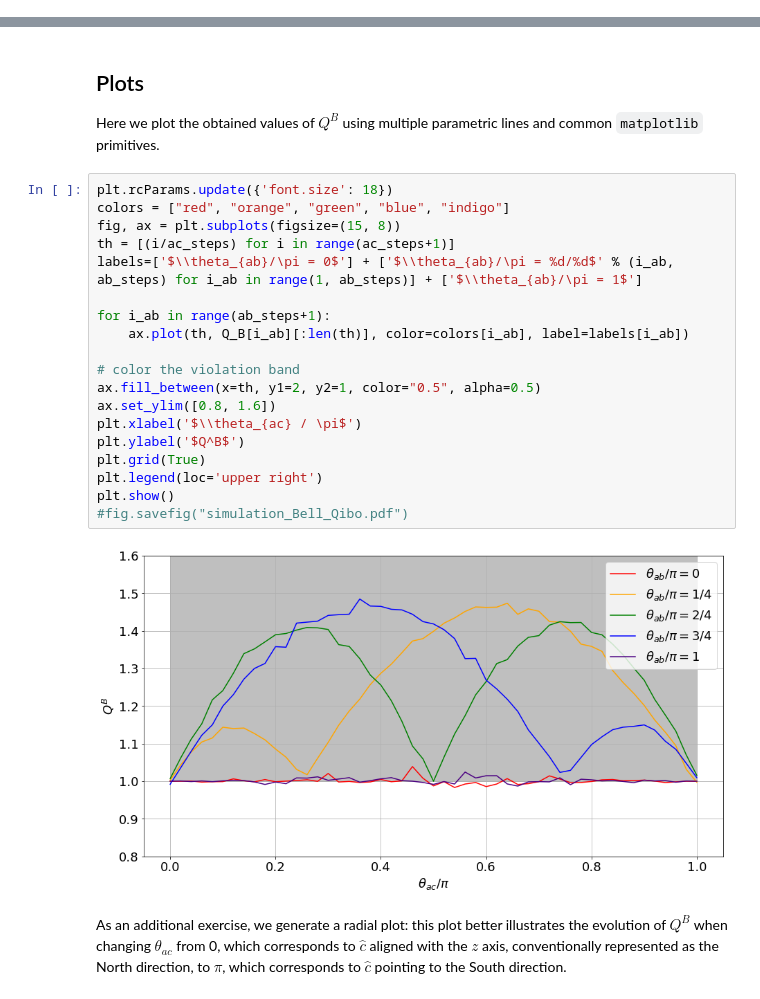
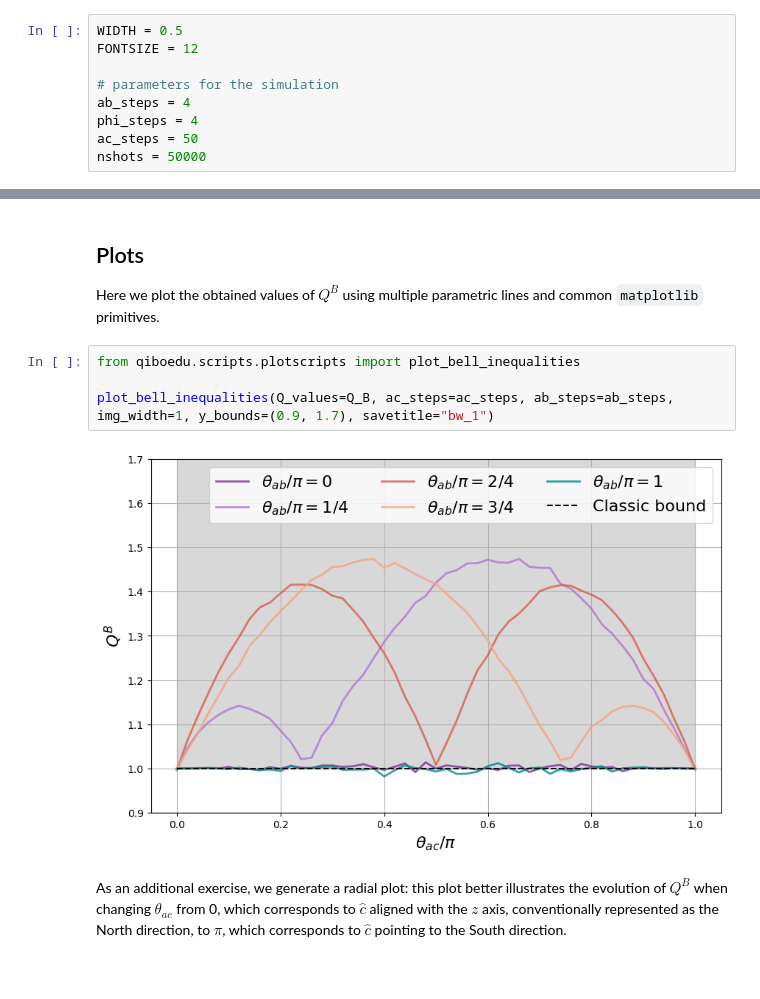
Before and after one commit to qiboteam/qiboedu, a Jupyter notebook: notebooks/Bell64 inequality.ipynb, the cells around one changed output, grey strips where cells are left out. Cells and saved outputs as stored; diff of their text form; blank space fills up the shorter version.

```diff
--- a/notebooks/Bell64 inequality.ipynb
+++ b/notebooks/Bell64 inequality.ipynb
@@ -32,3 +32,12 @@ qibo.set_backend(backend="qibojit")
+# %%
+WIDTH = 0.5
+FONTSIZE = 12
+
+# parameters for the simulation
+ab_steps = 4
+phi_steps = 4
+ac_steps = 50
+nshots = 50000
 # %% [markdown]
 Here we instantiate a circuit with free parameters $\phi$ and $\theta$ for the rotations before the measurement. The initial $R_Y$ gates stay with a $\theta = \pi$ rotation in order to convert a $|0\rangle$ initial state to $|1\rangle$ prior to constructing the Bell state.
 # %%
@@ -97,25 +99,10 @@ Completed in 1.4 seconds
 
 Here we plot the obtained values of $Q^B$ using multiple parametric lines and common `matplotlib` primitives.
 # %%
-plt.rcParams.update({'font.size': 18})
-colors = ["red", "orange", "green", "blue", "indigo"]
-fig, ax = plt.subplots(figsize=(15, 8))
-th = [(i/ac_steps) for i in range(ac_steps+1)]
-labels=['$\\theta_{ab}/\pi = 0$'] + ['$\\theta_{ab}/\pi = %d/%d$' % (i_ab, ab_steps) for i_ab in range(1, ab_steps)] + ['$\\theta_{ab}/\pi = 1$']
+from qiboedu.scripts.plotscripts import plot_bell_inequalities
 
-for i_ab in range(ab_steps+1):
-    ax.plot(th, Q_B[i_ab][:len(th)], color=colors[i_ab], label=labels[i_ab])
-
-# color the violation band
-ax.fill_between(x=th, y1=2, y2=1, color="0.5", alpha=0.5)
-ax.set_ylim([0.8, 1.6])
-plt.xlabel('$\\theta_{ac} / \pi$')
-plt.ylabel('$Q^B$')
-plt.grid(True)
-plt.legend(loc='upper right')
-plt.show()
-#fig.savefig("simulation_Bell_Qibo.pdf")
+plot_bell_inequalities(Q_values=Q_B, ac_steps=ac_steps, ab_steps=ab_steps, img_width=1, y_bounds=(0.9, 1.7), savetitle="bw_1")
 # %% [output]
-[figure, old version]
+[figure, new version]
 # %% [markdown]
 As an additional exercise, we generate a radial plot: this plot better illustrates the evolution of $Q^B$ when changing $\theta_{ac}$ from 0, which corresponds to $\hat{c}$ aligned with the $z$ axis, conventionally represented as the North direction, to $\pi$, which corresponds to $\hat{c}$ pointing to the South direction.
```
Also changed, not shown: parts of 8 cells of this notebook, 2 other files.
